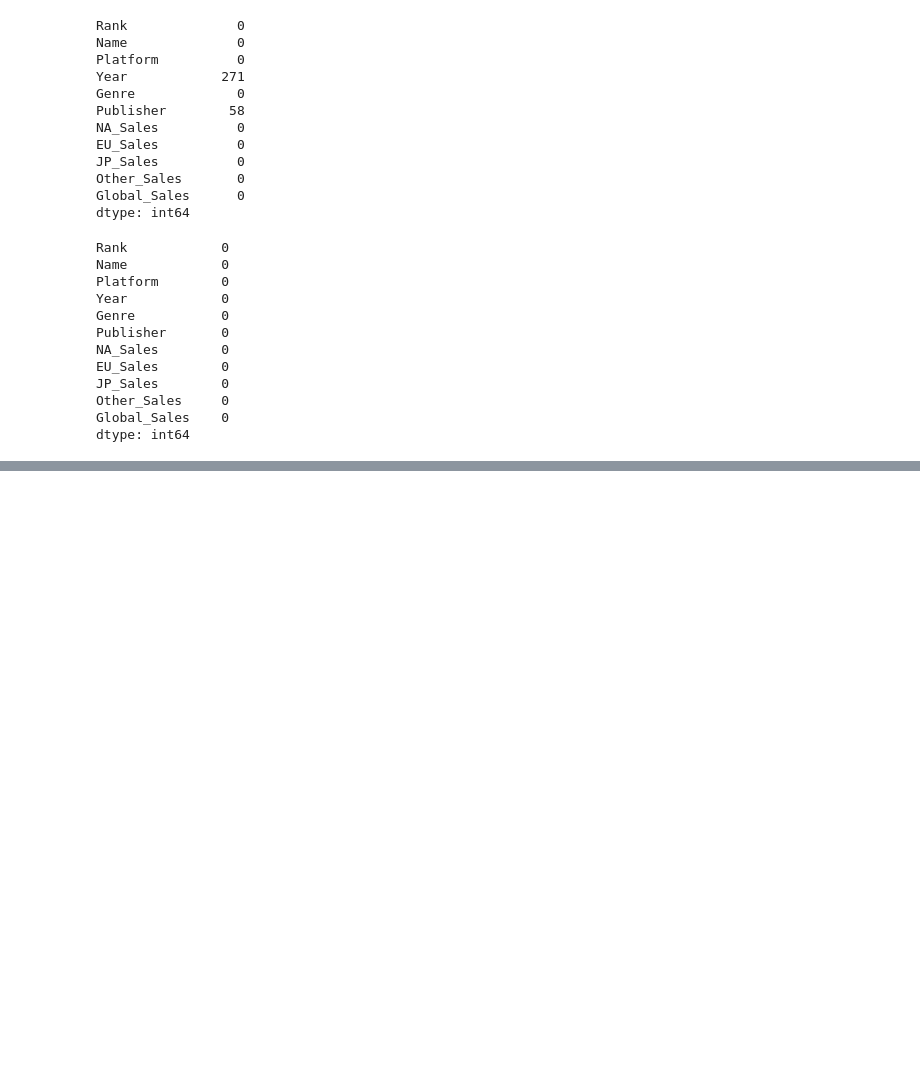
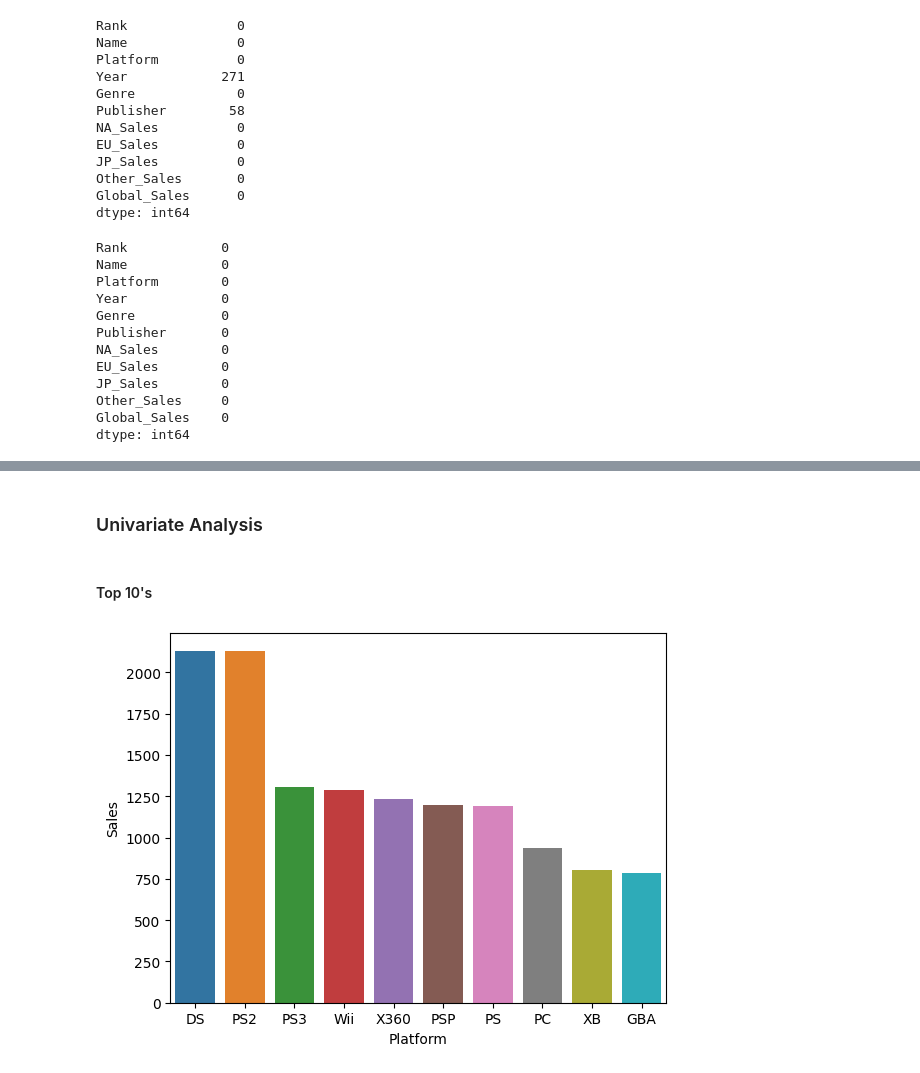
Before and after one commit to cafesmire/notebooks, a Jupyter notebook: video_game_sales/videogame_eda.ipynb, the cells around one changed output, grey strips where cells are left out. Saved outputs shown, nothing was run; the diff lists cells and outputs as text; code cells hidden in the pictures; blank space fills up the shorter version.

```diff
--- a/video_game_sales/videogame_eda.ipynb
+++ b/video_game_sales/videogame_eda.ipynb
@@ -337,0 +63,4 @@ plt.show()
+# %%
+df_copy = df.copy(deep=True)
+sales_scaler = StandardScaler()
+df_copy['Global_Sales_Scaled'] = np.round(sales_scaler.fit_transform(pd.DataFrame(df_copy['Global_Sales'])), 2)
@@ -337,0 +88,11 @@ plt.show()
+# %% [markdown]
+### Univariate Analysis
+# %% [markdown]
+#### Top 10's
+# %%
+#Platforms
+top10_platforms = df_copy['Platform'].value_counts().head(10).reset_index(name='Sales')
+sns.barplot(top10_platforms, x='Platform', y='Sales', hue='Platform', legend=False)
+plt.show()
+# %% [output]
+[figure, added]
```
Also changed, not shown: parts of 43 cells of this notebook.
